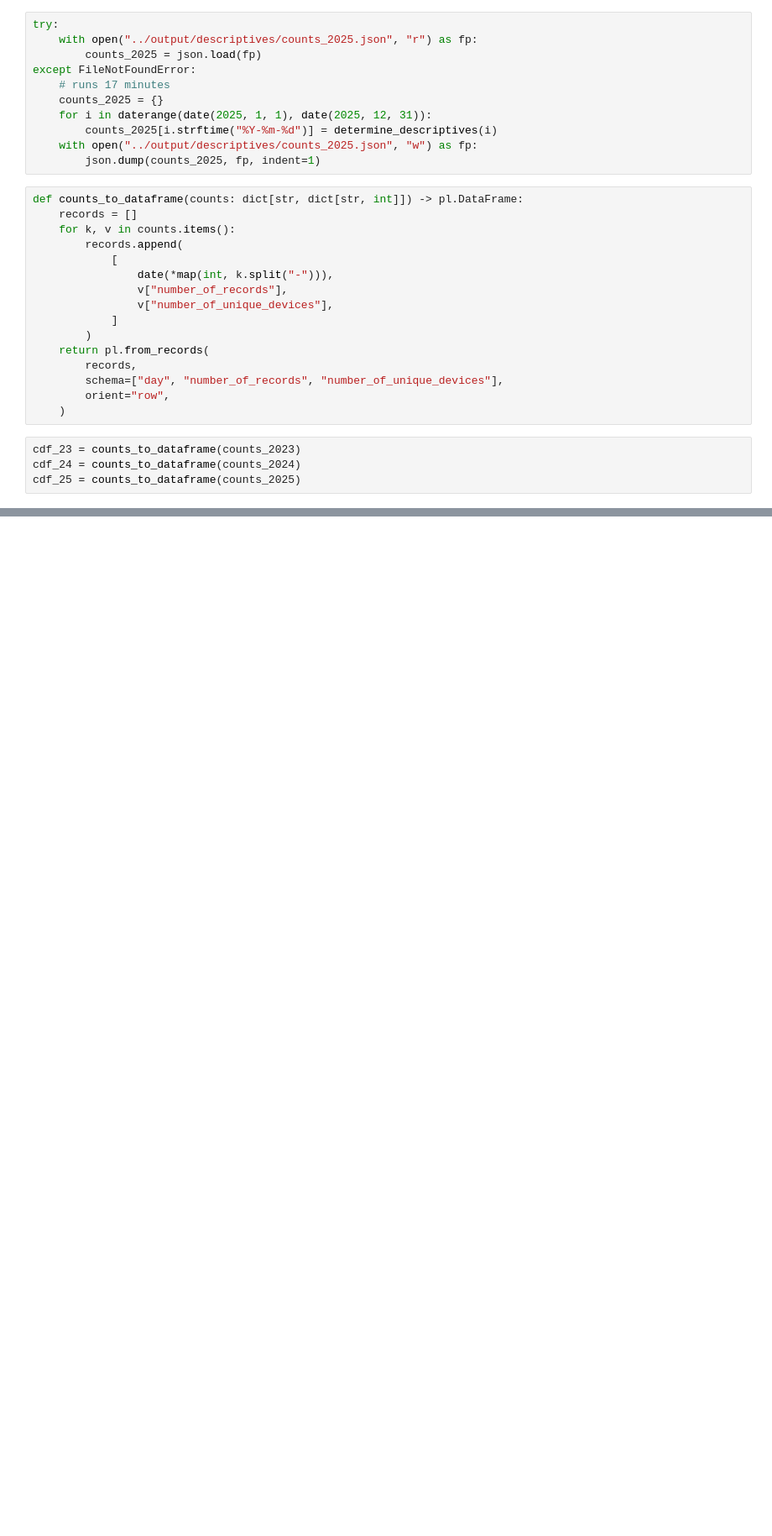
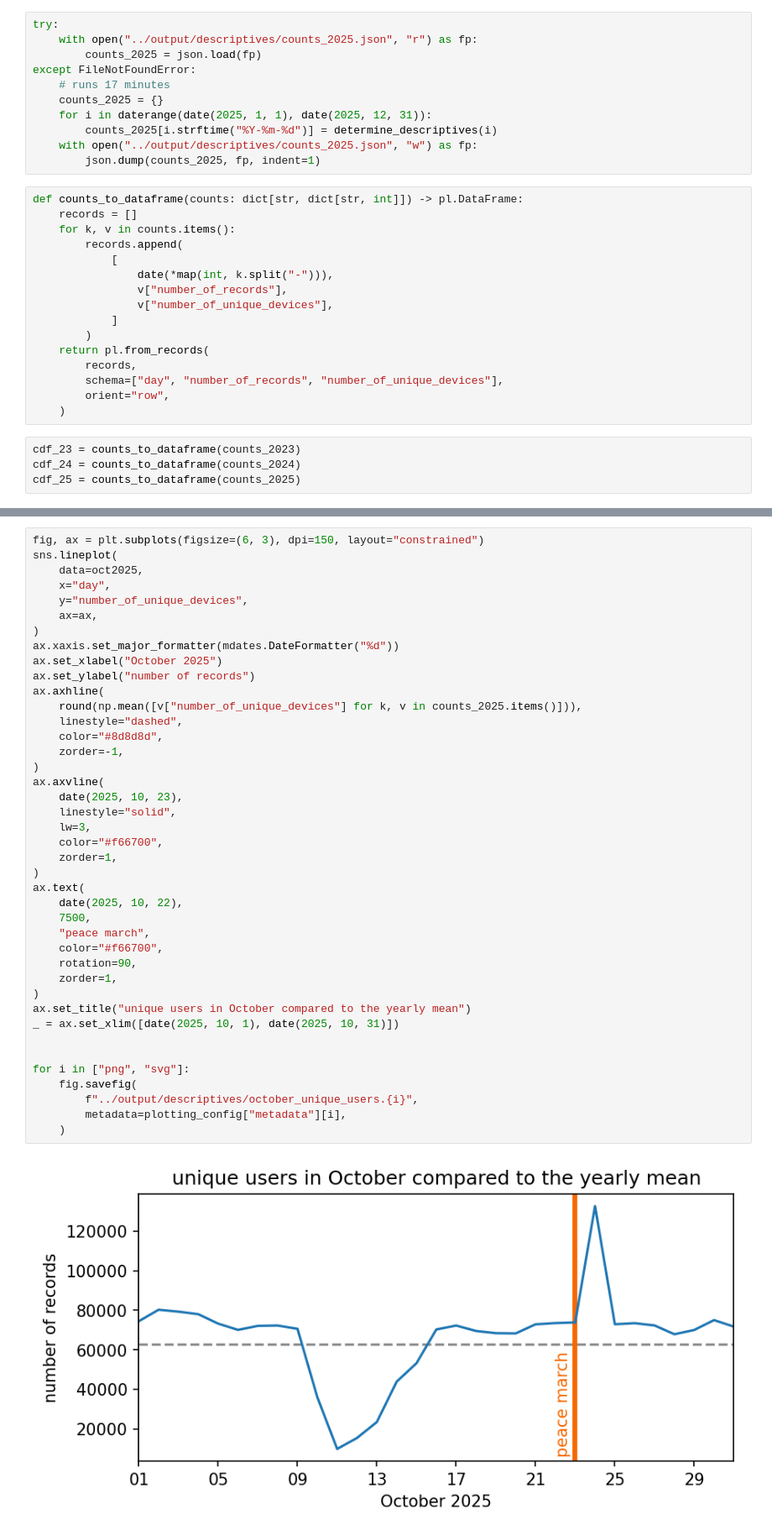
Before and after one commit to ANETILab/wp7_data_processing, a Jupyter notebook: src/preliminary.ipynb, the cells around one changed output, grey strips where cells are left out. Shown at 84% size. Saved outputs shown, nothing was run; the diff lists cells and outputs as text; blank space fills up the shorter version.

```diff
--- a/src/preliminary.ipynb
+++ b/src/preliminary.ipynb
@@ -196,0 +353,43 @@ for i in ["png", "svg"]:
+# %%
+fig, ax = plt.subplots(figsize=(6, 3), dpi=150, layout="constrained")
+sns.lineplot(
+    data=oct2025,
+    x="day",
+    y="number_of_unique_devices",
+    ax=ax,
+)
+ax.xaxis.set_major_formatter(mdates.DateFormatter("%d"))
+ax.set_xlabel("October 2025")
+ax.set_ylabel("number of records")
+ax.axhline(
+    round(np.mean([v["number_of_unique_devices"] for k, v in counts_2025.items()])),
+    linestyle="dashed",
+    color="#8d8d8d",
+    zorder=-1,
+)
+ax.axvline(
+    date(2025, 10, 23),
+    linestyle="solid",
+    lw=3,
+    color="#f66700",
+    zorder=1,
+)
+ax.text(
+    date(2025, 10, 22),
+    7500,
+    "peace march",
+    color="#f66700",
+    rotation=90,
+    zorder=1,
+)
+ax.set_title("unique users in October compared to the yearly mean")
+_ = ax.set_xlim([date(2025, 10, 1), date(2025, 10, 31)])
+
+
+for i in ["png", "svg"]:
+    fig.savefig(
+        f"../output/descriptives/october_unique_users.{i}",
+        metadata=plotting_config["metadata"][i],
+    )
+# %% [output]
+[figure, added]
```
Also changed, not shown: parts of 24 cells of this notebook, 10 other files.
